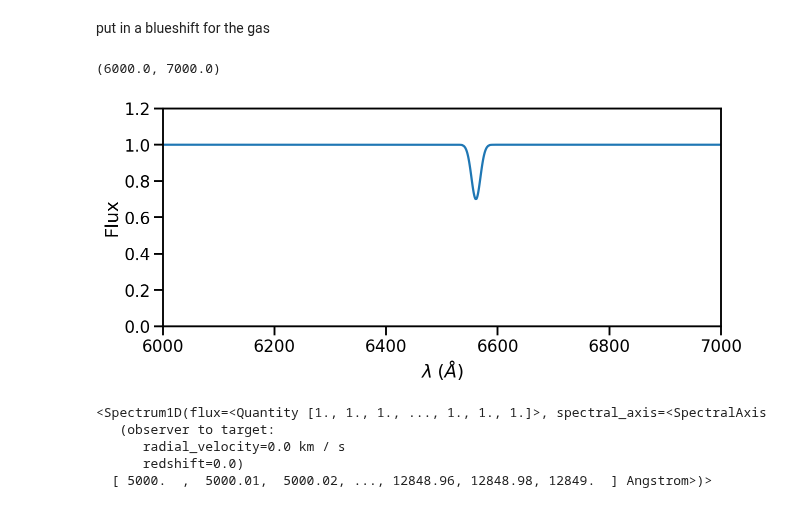
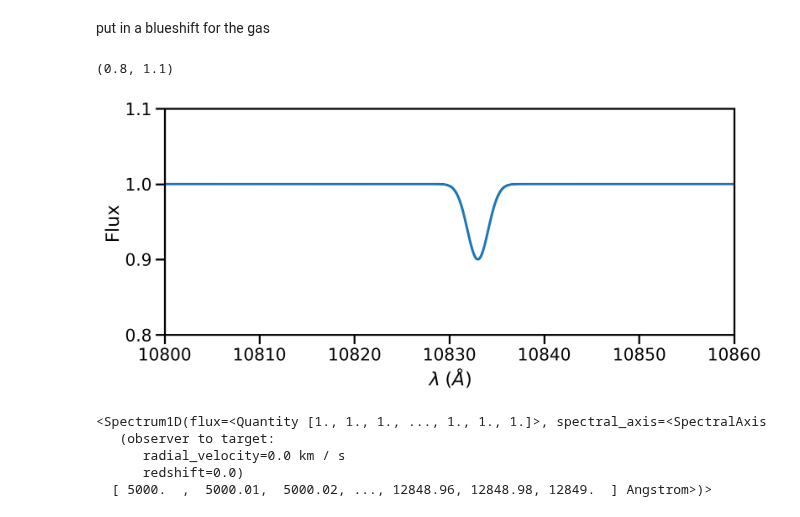
Before and after one commit to BrownDwarf/disperse, a Jupyter notebook: notebooks/04_hpf_analysis/14_TESS_filtercurve.ipynb, the cells around one changed output. Saved outputs shown, nothing was run; the diff lists cells and outputs as text; code cells hidden in the pictures.

```diff
--- a/notebooks/04_hpf_analysis/14_TESS_filtercurve.ipynb
+++ b/notebooks/04_hpf_analysis/14_TESS_filtercurve.ipynb
@@ -27,7 +35,7 @@ filt = f.reconstruct('TESS/TESS.Red')
 # %%
 filt_spec = Spectrum1D(spectral_axis=filt.wavelength, flux=filt.transmittance*u.dimensionless_unscaled)
 # %%
-spec = PHOENIXSpectrum(teff=6400, logg=5, wl_lo=5000).normalize()
+spec = PHOENIXSpectrum(teff=6400, logg=4, wl_lo=5000).normalize()
 # %%
 spec = spec.rotationally_broaden(vsini=35)
 # %%
@@ -62,4 +70,6 @@ net_spec = spec.multiply(fine_filter, handle_meta='ff')
 from astropy.modeling import models
 # %% [markdown]
 put in a blueshift for the gas
+# %%
+lam_c = 10833.0
 # %%
@@ -67,13 +77,15 @@ delta_lam = 100*u.km/u.s/const.c*656.3*u.nm
 # %%
-g_init = models.Gaussian1D(amplitude=-0.3*u.dimensionless_unscaled, mean=(6563-2)*u.Angstrom, stddev=8.*u.Angstrom)
+g_init = models.Gaussian1D(amplitude=-0.1*u.dimensionless_unscaled, mean=(lam_c)*u.Angstrom,
+                           stddev=1.1*u.Angstrom)
 # %%
 signal = net_spec._copy(flux=1+g_init(spec.wavelength))
 # %%
 ax = signal.plot(ylo=0)
-ax.set_xlim(6000, 7000)
+ax.set_xlim(10800, 10860)
+ax.set_ylim(0.8, 1.1)
 # %% [output]
-(6000.0, 7000.0)
+(0.8, 1.1)
-[figure, old version]
+[figure, new version]
 # %%
 intransit = net_spec.multiply(signal, handle_meta='ff')
 # %%
```
Also changed, not shown: parts of 7 cells of this notebook, 1 other file.
